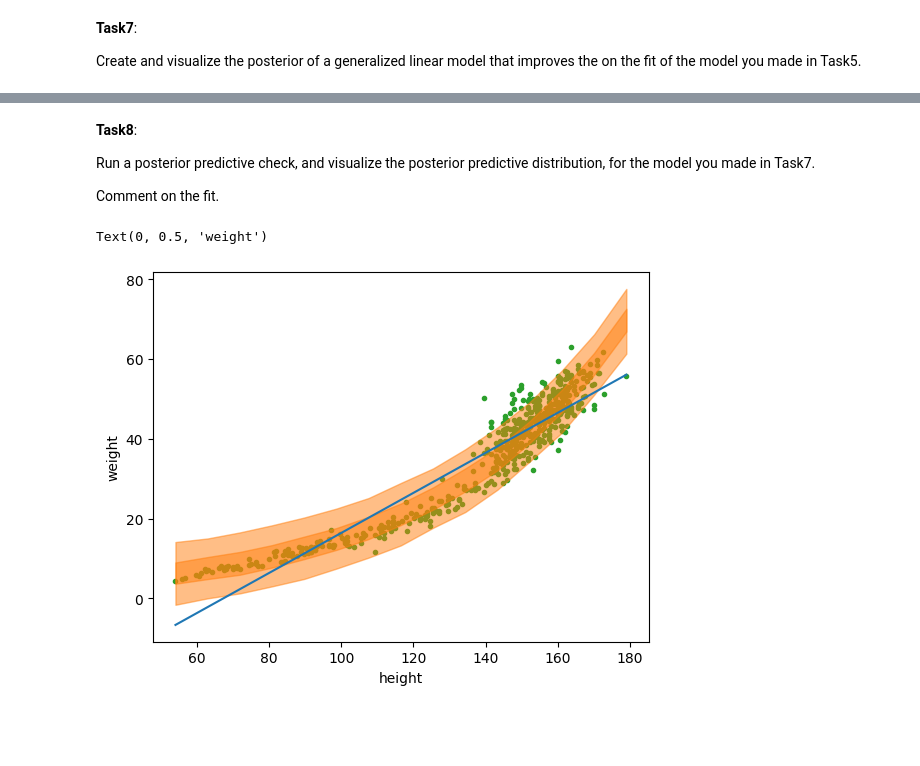
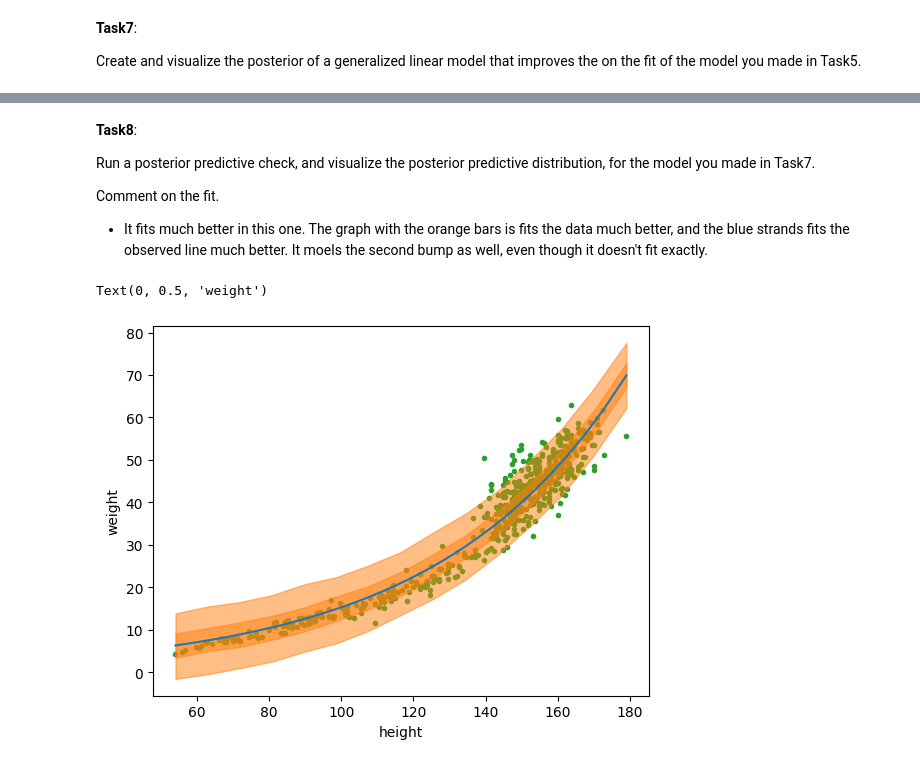
Before and after one commit to AlyW8/Data-Science, a Jupyter notebook: Unit5ExercisesSF.ipynb, the cells around one changed output, grey strips where cells are left out. Cells and saved outputs as stored; diff of their text form; code cells hidden in the pictures; blank space fills up the shorter version.

```diff
--- a/Unit5ExercisesSF.ipynb
+++ b/Unit5ExercisesSF.ipynb
@@ -244,6 +244,8 @@ array([[<Axes: title={'center': 'α2'}>, <Axes: title={'center': 'β2'}>,
 Run a posterior predictive check, and visualize the posterior predictive distribution, for the model you made in Task7.
 
 Comment on the fit.
+
+- It fits much better in this one. The graph with the orange bars is fits the data much better, and the blue strands fits the observed line much better. It moels the second bump as well, even though it doesn't fit exactly.
 # %%
 pm.sample_posterior_predictive(idata_howell2, model=model_howell2, extend_inferencedata=True)
 # %%
@@ -255,32 +257,32 @@ mean_line2 = idata_howell2.posterior["μ2"].mean(("chain", "draw"))
 #creates some x values to run through our line formula
 height2 = np.random.normal(howell.height.values, 0.01)
 idx2 = np.argsort(height)
 x2 = np.linspace(height.min(), height.max(), 15)
 
 #grabs the 94% HDI and 50% HDI, and sets them up for graphing.
 y_pred_q2 = idata_howell2.posterior_predictive["y_pred2"].quantile(
     [0.03, 0.97, 0.25, 0.75], dim=["chain", "draw"]
 )
 y_hat_bounds2 = iter(
     [
         PchipInterpolator(height[idx2], y_pred_q2[i][idx2])(x)
         for i in range(4)
     ]
 )
 
 #plots raw data and our line of best fit
 _2, ax2 = plt.subplots()
 ax2.plot(howell.height, howell.weight, "C2.", zorder=-3)
-ax2.plot(howell.height[idx2], mean_line[idx2], c="C0")
+ax2.plot(howell.height[idx2], mean_line2[idx2], c="C0")
 
 
 #graphs the 94% and 50% HDIs
 for howell2, ub2 in zip(y_hat_bounds2, y_hat_bounds2):
     ax2.fill_between(x2, howell2, ub2, color="C1", alpha=0.5)
 
 #labels
 ax2.set_xlabel("height")
 ax2.set_ylabel("weight")
 # %% [output]
 Text(0, 0.5, 'weight')
-[figure, old version]
+[figure, new version]
```
Also changed, not shown: parts of 5 cells of this notebook.
